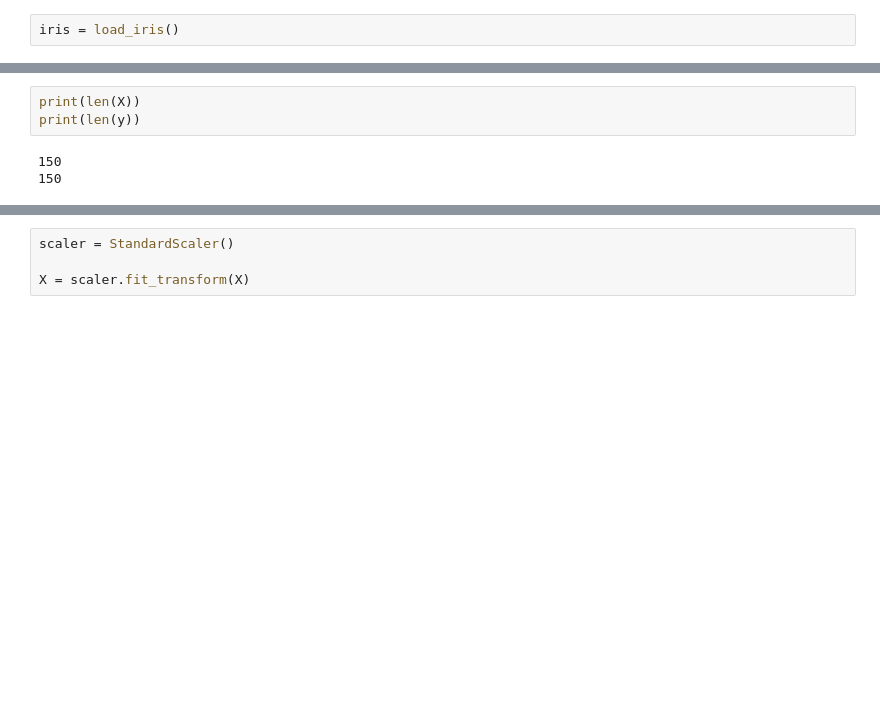
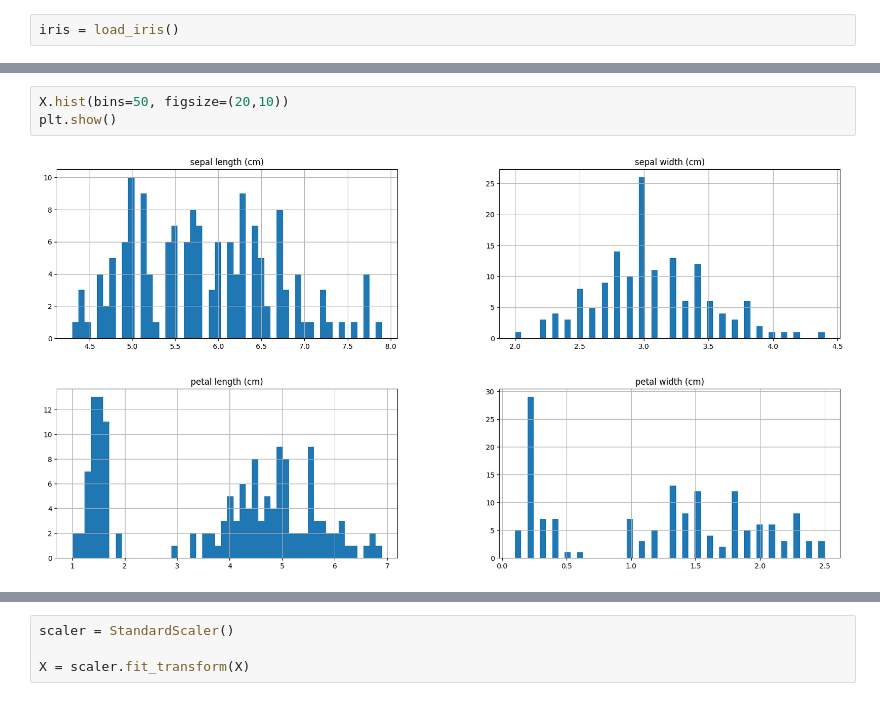
Before and after one commit to NajeebFarhan/machine-learning-practice-repo, a Jupyter notebook: iris_data.ipynb, the cells around one changed output, grey strips where cells are left out. Saved outputs shown, nothing was run; the diff lists cells and outputs as text; blank space fills up the shorter version.

```diff
--- a/iris_data.ipynb
+++ b/iris_data.ipynb
@@ -13,6 +30,5 @@ y = iris.target
 # %%
-print(len(X))
-print(len(y))
+X.hist(bins=50, figsize=(20,10))
+plt.show()
 # %% [output]
-150
-150
+[figure, added]
```
Also changed, not shown: parts of 4 cells of this notebook, 2 other files.
